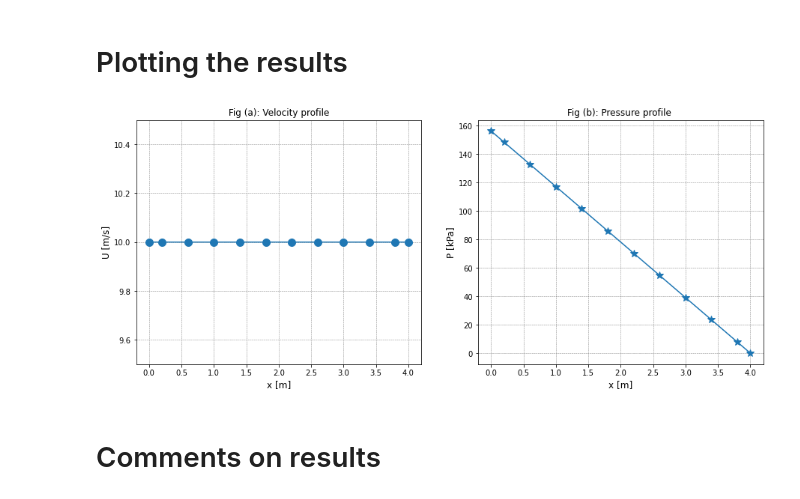
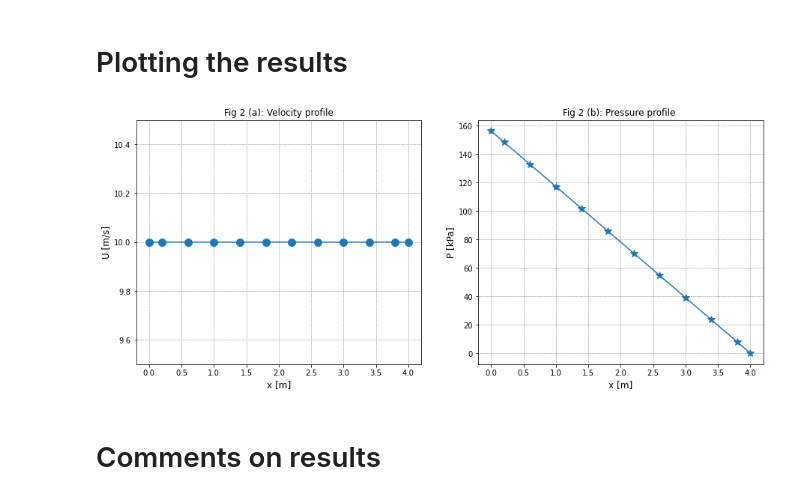
Before and after one commit to NafishaHaq/Assignment4, a Jupyter notebook: Problem2.ipynb, the cells around one changed output. Cells and saved outputs as stored; diff of their text form; code cells hidden in the pictures.

```diff
--- a/Problem2.ipynb
+++ b/Problem2.ipynb
@@ -869,31 +868,31 @@ Iteration = 19.
 # %%
 """ Plot of results for flow in positive & negative direction """
 %matplotlib inline
 
 import matplotlib.pyplot as plt
 import numpy as np
 
 fig = plt.figure(figsize =(15,6))
 axes1 = fig.add_subplot(1,2,1)
 axes2 = fig.add_subplot(1,2,2)
 
 axes1.plot(location, Velocity, marker = "o",markersize=10,)
 axes1.set_xlabel('x [m]',fontsize = 12)
 axes1.set_ylabel('U [m/s]',fontsize = 12)
-axes1.set_title('Fig (a): Velocity profile',fontsize = 12)
+axes1.set_title('Fig 2 (a): Velocity profile',fontsize = 12)
 axes1.grid(True)
 axes1.grid(color = 'grey', linestyle = '--', linewidth = 0.5)
 axes1.set_ylim(9.5,10.5)
 
 Pressure_kPa = Pressure/1000
 axes2.plot(location, Pressure_kPa, marker = "*",markersize=10,)
 axes2.set_xlabel('x [m]',fontsize = 12)
 axes2.set_ylabel('P [kPa]',fontsize = 12)
-axes2.set_title('Fig (b): Pressure profile ',fontsize = 12)
+axes2.set_title('Fig 2 (b): Pressure profile ',fontsize = 12)
 axes2.grid(True)
 axes2.grid(color = 'grey', linestyle = '--', linewidth = 0.5)
 # %% [output]
-[figure, old version]
+[figure, new version]
 # %% [markdown]
 # Comments on results
 # %% [markdown]
```
Also changed, not shown: parts of 2 cells of this notebook.
